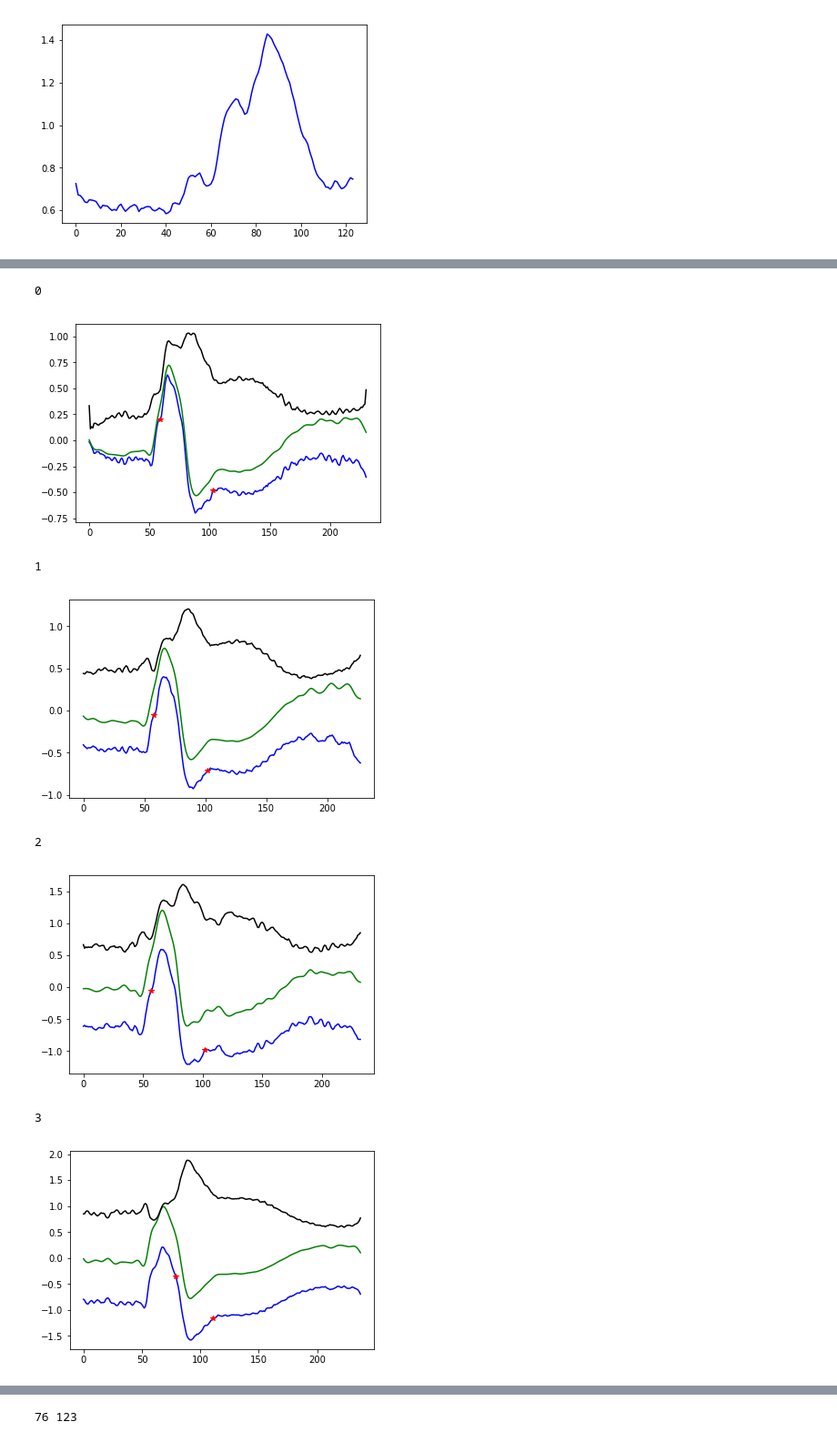
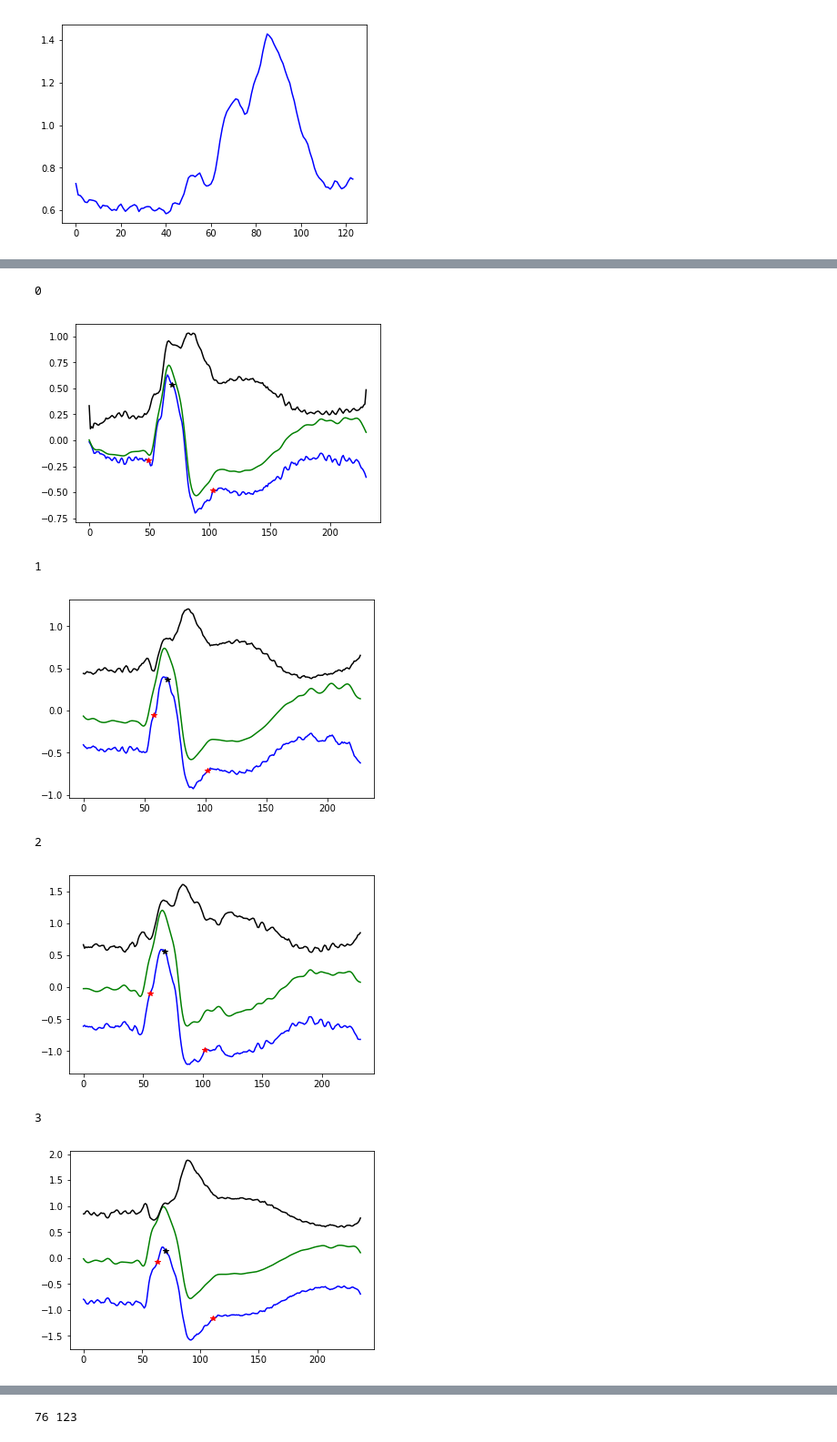
Before and after one commit to cx1111/beat-classifier, a Jupyter notebook: analysis/1-left-block.ipynb, the cells around one changed output, grey strips where cells are left out. Shown at 91% size. Cells and saved outputs as stored; diff of their text form; code cells hidden in the pictures.

```diff
--- a/analysis/1-left-block.ipynb
+++ b/analysis/1-left-block.ipynb
@@ -91,10 +121,11 @@ def left_indicator(env, env_p, W):
     for the left segment of the envelope peak
     """
     # First check that the window doesn't overlap past the signal end
-    # from the envelope peak
+    # from the envelope peak. Otherwise pad the signal to the right
     i11 = env_p - 1 + W
-    if i11 > len(env):
-        raise Exception('Window too large')
+    overlap_len = i11 - len(env)
+    if overlap_len > 0:
+        env = np.append(env, np.repeat(env[-1], overlap_len))
 
     a = np.zeros(len(env))
 
@@ -158,7 +189,7 @@ def segment_beat(sig, qrs_p, fs=360, qrs_win_0=0.3, qrs_win_1=0.15,
     qrs_1 = np.where(a==np.max(a))[0][0] + i0
 
     # Now do the left. Bigger starting window.
-    W0 = int(max_qrs_duration * fs * 0.3)
+    W0 = int(max_qrs_duration * fs * 1)
     a = left_indicator(env=env, env_p=env_p, W=W0)
     a_max = np.where(a==np.max(a))[0][0]
     W1 = env_p - a_max
@@ -169,5 +200,3 @@ def segment_beat(sig, qrs_p, fs=360, qrs_win_0=0.3, qrs_win_1=0.15,
 
 
     return sig_f, sig_h, sig_e, env, qrs_0, qrs_1
-# %%
-sig_f, sig_h, sig_e, env, qrs_0, qrs_1 = segment_beat(sig, qrs_p, fs=360, max_qrs_duration=0.2)
@@ -187,3 +206,18 @@ plt.plot(env, 'b')
 plt.show()
 # %% [output]
 [figure]
+# %%
+# Normal Beats
+for i in range(10):
+    print(i)
+    s, p = n_beats[i], n_centers[i]
+    sig_f, sig_h, sig_e, env, qrs_0, qrs_1 = segment_beat(s, p, fs=360, max_qrs_duration=0.2)
+    plt.figure()
+    plt.plot(s, 'b')
+    plt.plot(sig_f, 'g')
+    plt.plot(sig_e, 'k')
+    plt.plot(p, s[p], 'k*')
+    plt.plot(qrs_0, s[qrs_0], 'r*')
+    plt.plot(qrs_1, s[qrs_1], 'r*')
+    plt.show()
+    # 2 3 9 early, 6 late for normal
@@ -190,26 +238,26 @@ plt.show()
 # %%
-
+# L beats
 # Problem: The hilbert transform is not a good envelope function for
 # bundle branch block
 for i in range(10):
     print(i)
     s, p = l_beats[i], l_centers[i]
     sig_f, sig_h, sig_e, env, qrs_0, qrs_1 = segment_beat(s, p, fs=360, max_qrs_duration=0.2)
     plt.figure()
     plt.plot(s, 'b')
     plt.plot(sig_f, 'g')
     plt.plot(sig_e, 'k')
+    plt.plot(p, s[p], 'k*')
     plt.plot(qrs_0, s[qrs_0], 'r*')
     plt.plot(qrs_1, s[qrs_1], 'r*')
     plt.show()
-    # 2 3 9 early, 6 late for normal
 # %% [output]
 0
-[figure, old version]
+[figure, new version]
 1
-[figure, old version]
+[figure, new version]
 2
-[figure, old version]
+[figure, new version]
 3
-[figure, old version]
+[figure, new version]
 4
```
Also changed, not shown: parts of 12 cells of this notebook, 3 other files.
